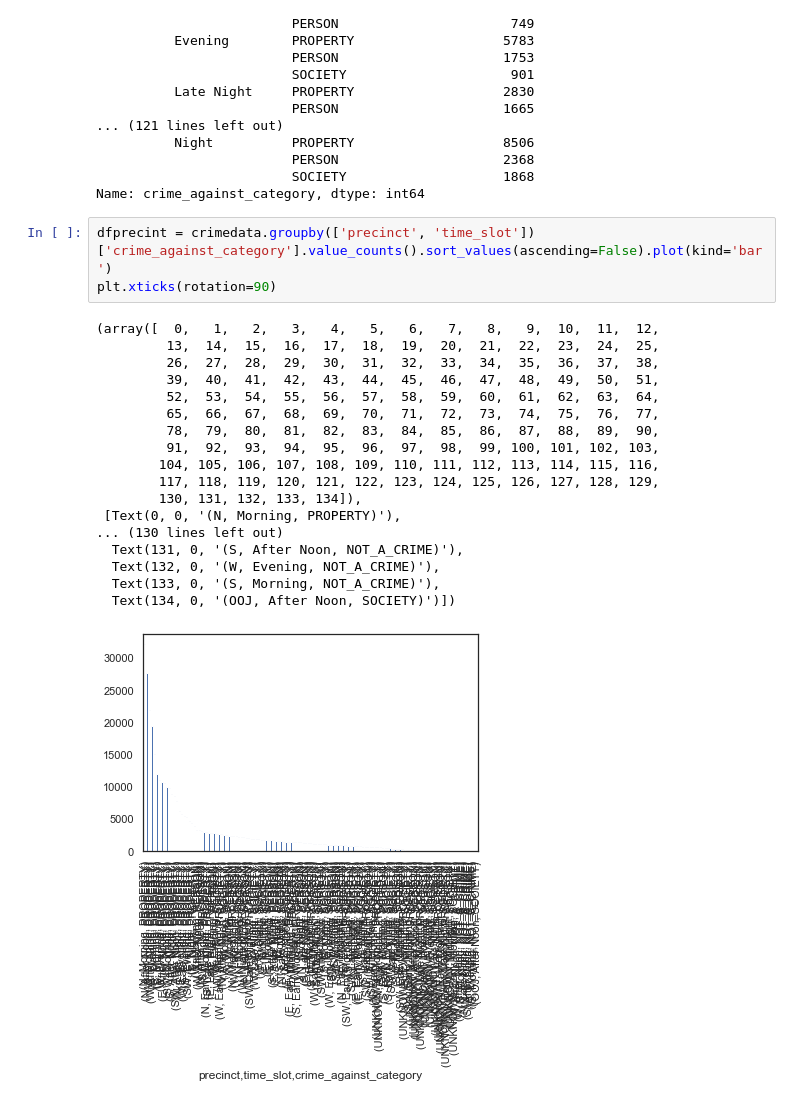
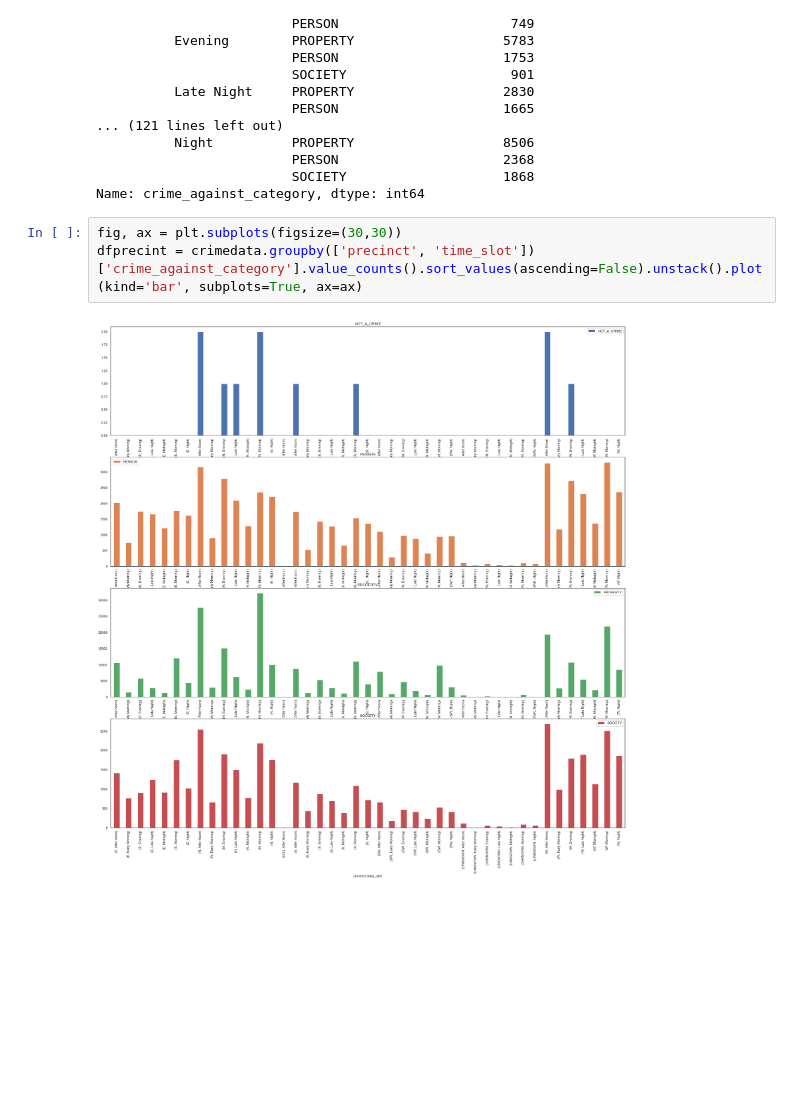
Before and after one commit to Mwaniki25/crime, a Jupyter notebook: crimes.ipynb, the cells around one changed output. Drawn from its saved outputs; the diff is of its cells as text; blank space fills up the shorter version.

```diff
--- a/crimes.ipynb
+++ b/crimes.ipynb
@@ -405,24 +385,7 @@ E         After Noon     PROPERTY                  10601
                          SOCIETY                    1868
 Name: crime_against_category, dtype: int64
 # %%
-dfprecint = crimedata.groupby(['precinct', 'time_slot'])['crime_against_category'].value_counts().sort_values(ascending=False).plot(kind='bar')
-plt.xticks(rotation=90)
+fig, ax = plt.subplots(figsize=(30,30))
+dfprecint = crimedata.groupby(['precinct', 'time_slot'])['crime_against_category'].value_counts().sort_values(ascending=False).unstack().plot(kind='bar', subplots=True, ax=ax)
 # %% [output]
-(array([  0,   1,   2,   3,   4,   5,   6,   7,   8,   9,  10,  11,  12,
-         13,  14,  15,  16,  17,  18,  19,  20,  21,  22,  23,  24,  25,
-         26,  27,  28,  29,  30,  31,  32,  33,  34,  35,  36,  37,  38,
-         39,  40,  41,  42,  43,  44,  45,  46,  47,  48,  49,  50,  51,
-         52,  53,  54,  55,  56,  57,  58,  59,  60,  61,  62,  63,  64,
-         65,  66,  67,  68,  69,  70,  71,  72,  73,  74,  75,  76,  77,
-         78,  79,  80,  81,  82,  83,  84,  85,  86,  87,  88,  89,  90,
-         91,  92,  93,  94,  95,  96,  97,  98,  99, 100, 101, 102, 103,
-        104, 105, 106, 107, 108, 109, 110, 111, 112, 113, 114, 115, 116,
-        117, 118, 119, 120, 121, 122, 123, 124, 125, 126, 127, 128, 129,
-        130, 131, 132, 133, 134]),
- [Text(0, 0, '(N, Morning, PROPERTY)'),
-... (130 lines left out)
-  Text(131, 0, '(S, After Noon, NOT_A_CRIME)'),
-  Text(132, 0, '(W, Evening, NOT_A_CRIME)'),
-  Text(133, 0, '(S, Morning, NOT_A_CRIME)'),
-  Text(134, 0, '(OOJ, After Noon, SOCIETY)')])
-[figure, old version]
+[figure, new version]
```
Also changed, not shown: parts of 4 cells of this notebook.
